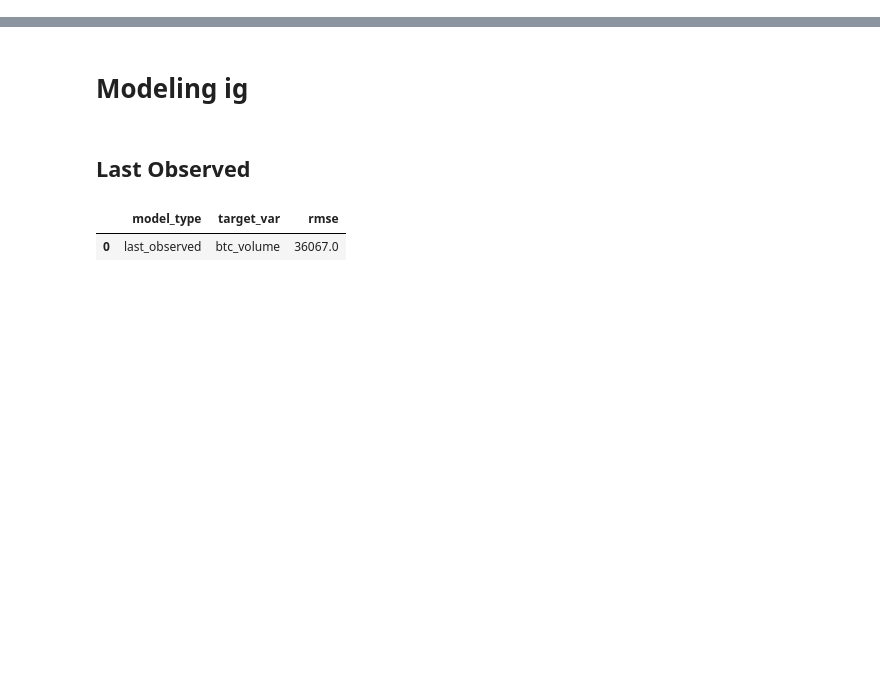
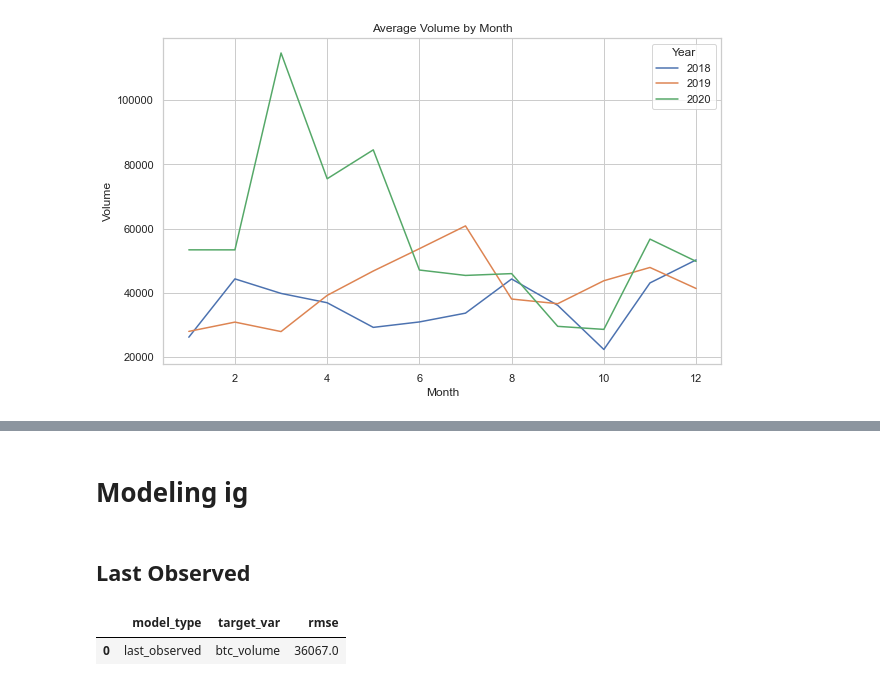
Before and after one commit to Michael-Austin-Mesa/personal-project, a Jupyter notebook: Final_Report.ipynb, the cells around one changed output, grey strips where cells are left out. Cells and saved outputs as stored; diff of their text form; code cells hidden in the pictures; blank space fills up the shorter version.

```diff
--- a/Final_Report.ipynb
+++ b/Final_Report.ipynb
@@ -34,3 +35,7 @@ validate = btc['2021']
 test = btc['2022']
 
 col = 'btc_volume'
+# %%
+e.get_avg_vol_monthly()
+# %% [output]
+[figure, added]
```
Also changed, not shown: parts of 4 cells of this notebook.
